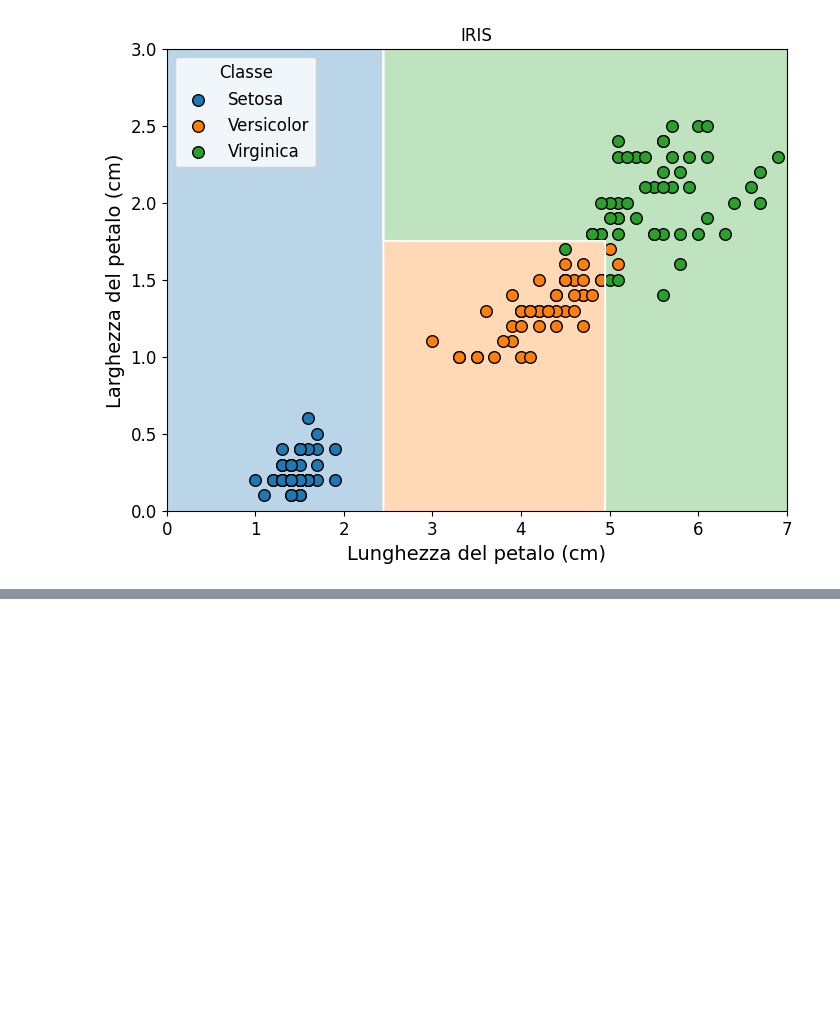
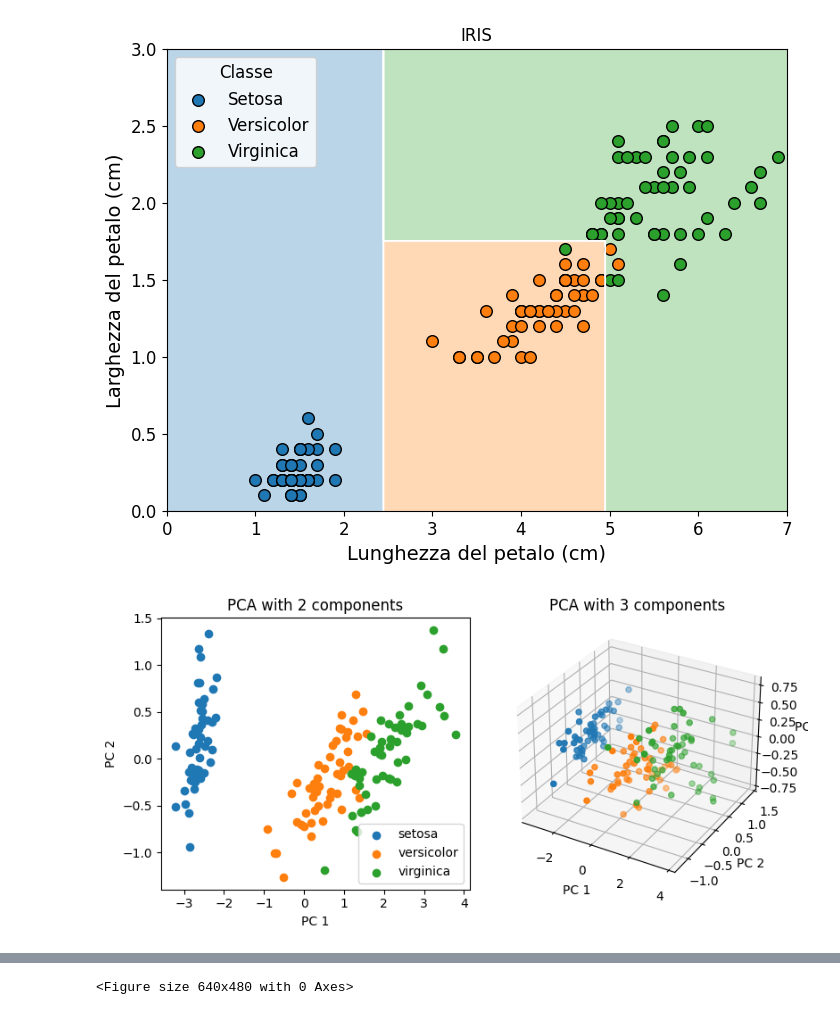
Before and after one commit to w4bo/teaching-handsondatapipelines, a Jupyter notebook: materials/14-Iris.solution.ipynb, the cells around one changed output, grey strips where cells are left out. Drawn from its saved outputs; the diff is of its cells as text; code cells hidden in the pictures; blank space fills up the shorter version.

```diff
--- a/materials/14-Iris.solution.ipynb
+++ b/materials/14-Iris.solution.ipynb
@@ -594,3 +594,56 @@ tree = plot_boundary(DecisionTreeClassifier(max_depth=3, random_state=2), "decis
 [interactive output not drawn]
 [interactive output not drawn]
 [figure]
+# %%
+import matplotlib.pyplot as plt
+from sklearn.decomposition import PCA
+from sklearn.datasets import load_iris
+import pandas as pd
+from google.colab import files
+
+# Load the iris dataset
+iris = load_iris()
+X = iris.data
+y = iris.target
+target_names = iris.target_names
+
+# Compute PCA with 2 components
+pca_2 = PCA(n_components=2)
+X_pca_2 = pca_2.fit_transform(X)
+
+# Compute PCA with 3 components
+pca_3 = PCA(n_components=3)
+X_pca_3 = pca_3.fit_transform(X)
+
+# Plot PCA with 2 components
+plt.figure(figsize=(8, 4))
+
+# 2D plot
+plt.subplot(1, 2, 1)
+for color, i, target_name in zip(my_colors, [0, 1, 2], target_names):
+    plt.scatter(X_pca_2[y == i, 0], X_pca_2[y == i, 1], color=color, label=target_name)
+plt.legend()
+plt.title("PCA with 2 components")
+plt.xlabel("PC 1")
+plt.ylabel("PC 2")
+
+# Plot PCA with 3 components (3D plot)
+from mpl_toolkits.mplot3d import Axes3D
+
+ax = plt.subplot(1, 2, 2, projection='3d')
+for color, i, target_name in zip(my_colors, [0, 1, 2], target_names):
+    ax.scatter(X_pca_3[y == i, 0], X_pca_3[y == i, 1], X_pca_3[y == i, 2], color=color, label=target_name)
+ax.set_title("PCA with 3 components")
+ax.set_xlabel("PC 1")
+ax.set_ylabel("PC 2")
+ax.set_zlabel("PC 3")
+
+plt.tight_layout()
+plt.show()
+
+for ext in ["svg", "pdf", "jpg"]:
+  # Save the plot as an image file
+  plt.savefig(f'pca.{ext}')
+  files.download(f'pca.{ext}')
+# %% [output]
+[figure, added]
@@ -597,3 +656,4 @@ tree = plot_boundary(DecisionTreeClassifier(max_depth=3, random_state=2), "decis
+<Figure size 640x480 with 0 Axes>
 # %%
 # Plot the decision tree
 # plt.figure(figsize=figsize)
```
Also changed, not shown: parts of 1 cell of this notebook.
